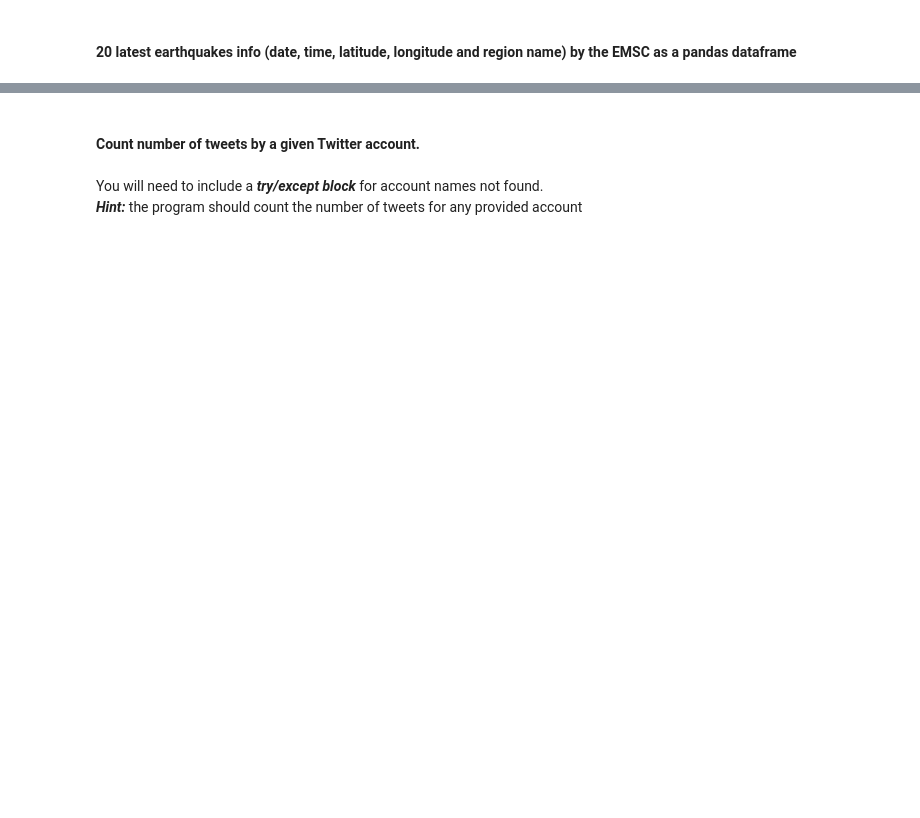
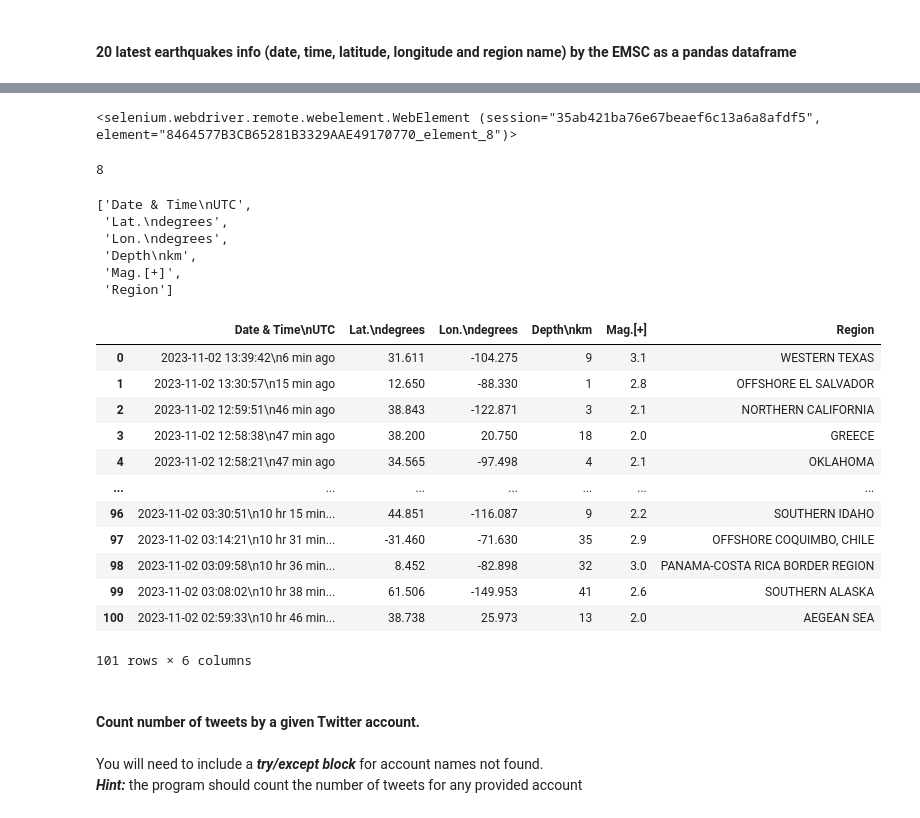
Before and after one commit to Ironhack-Data-Madrid-Octubre-2023/4.3-lab_web_scraping_selenium, a Jupyter notebook: your-code/main.ipynb, the cells around one changed output, grey strips where cells are left out. Cells and saved outputs as stored; diff of their text form; code cells hidden in the pictures; blank space fills up the shorter version.

```diff
--- a/your-code/main.ipynb
+++ b/your-code/main.ipynb
@@ -325,0 +278,7 @@ lst2
+# %%
+driver.get(url)
+tabla = driver.find_element(By.XPATH, '/html/body/div[3]/div[6]/table')
+
+tabla
+# %% [output]
+<selenium.webdriver.remote.webelement.WebElement (session="35ab421ba76e67beaef6c13a6a8afdf5", element="8464577B3CB65281B3329AAE49170770_element_8")>
@@ -326,3 +305,45 @@ lst2
+# %%
+cabecera = tabla.find_element(By.TAG_NAME, 'thead')
+
+len(cabecera.find_elements(By.TAG_NAME, 'th'))
+# %% [output]
+8
+# %%
+columnas = [i for i in range(10)]
+
+
+df = pd.DataFrame(matriz, columns=columnas)
+
+df = df[[3, 4, 5, 6, 8, 9]]
+# %%
+n_cols = [e.text for e in cabecera.find_elements(By.TAG_NAME, 'th')]
+# %%
+n_cols[2:]
+# %% [output]
+['Date & Time\nUTC',
+ 'Lat.\ndegrees',
+ 'Lon.\ndegrees',
+ 'Depth\nkm',
+ 'Mag.[+]',
+ 'Region']
+# %%
+df.columns = n_cols[2:]
+# %%
+df
+# %% [output]
+|  | Date & Time\nUTC | Lat.\ndegrees | Lon.\ndegrees | Depth\nkm | Mag.[+] | Region |
+| 0 | 2023-11-02 13:39:42\n6 min ago | 31.611 | -104.275 | 9 | 3.1 | WESTERN TEXAS |
+| 1 | 2023-11-02 13:30:57\n15 min ago | 12.650 | -88.330 | 1 | 2.8 | OFFSHORE EL SALVADOR |
+| 2 | 2023-11-02 12:59:51\n46 min ago | 38.843 | -122.871 | 3 | 2.1 | NORTHERN CALIFORNIA |
+| 3 | 2023-11-02 12:58:38\n47 min ago | 38.200 | 20.750 | 18 | 2.0 | GREECE |
+| 4 | 2023-11-02 12:58:21\n47 min ago | 34.565 | -97.498 | 4 | 2.1 | OKLAHOMA |
+| ... | ... | ... | ... | ... | ... | ... |
+| 96 | 2023-11-02 03:30:51\n10 hr 15 min... | 44.851 | -116.087 | 9 | 2.2 | SOUTHERN IDAHO |
+| 97 | 2023-11-02 03:14:21\n10 hr 31 min... | -31.460 | -71.630 | 35 | 2.9 | OFFSHORE COQUIMBO, CHILE |
+| 98 | 2023-11-02 03:09:58\n10 hr 36 min... | 8.452 | -82.898 | 32 | 3.0 | PANAMA-COSTA RICA BORDER REGION |
+| 99 | 2023-11-02 03:08:02\n10 hr 38 min... | 61.506 | -149.953 | 41 | 2.6 | SOUTHERN ALASKA |
+| 100 | 2023-11-02 02:59:33\n10 hr 46 min... | 38.738 | 25.973 | 13 | 2.0 | AEGEAN SEA |
+101 rows × 6 columns
 # %% [markdown]
 #### Count number of tweets by a given Twitter account.
 # %% [markdown]
```
Also changed, not shown: parts of 22 cells of this notebook.
